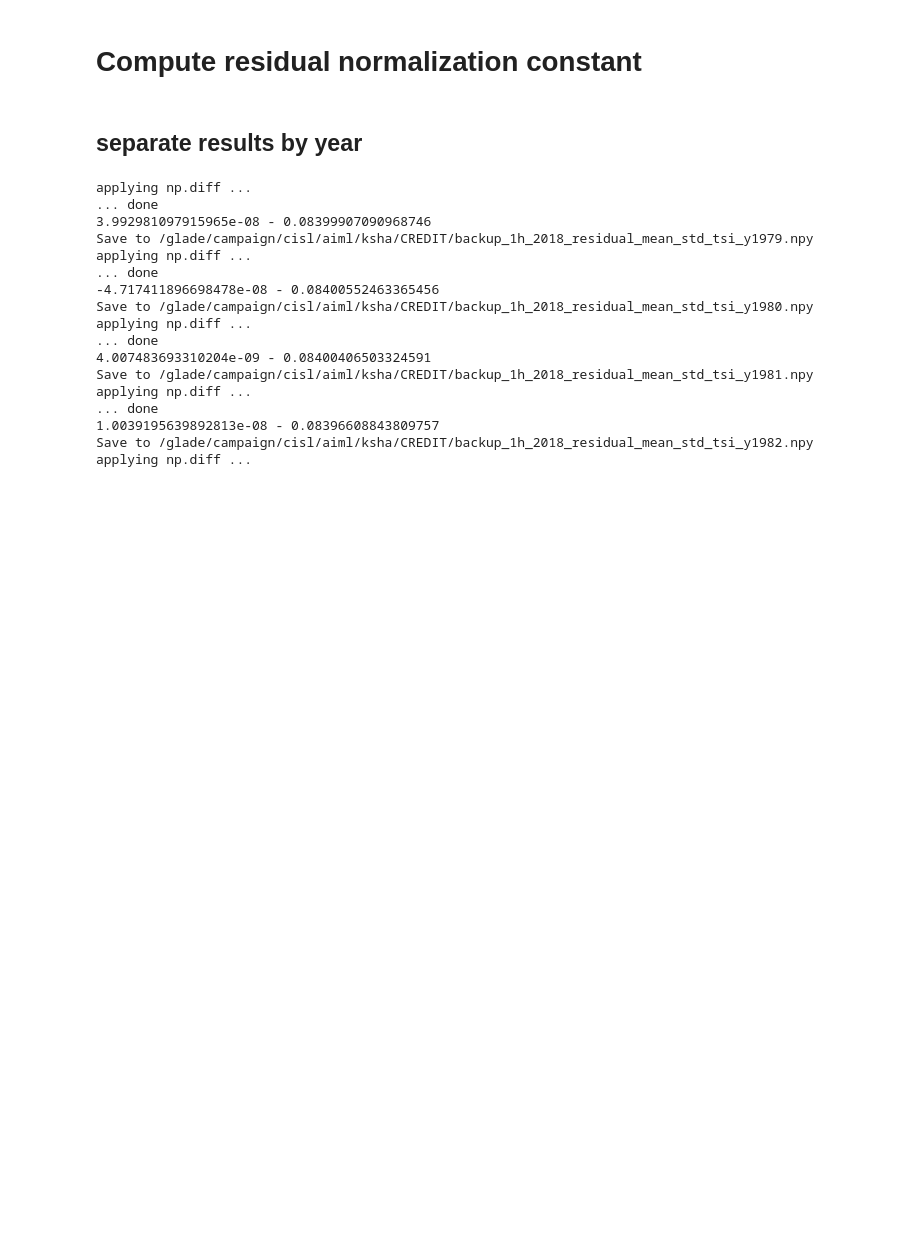
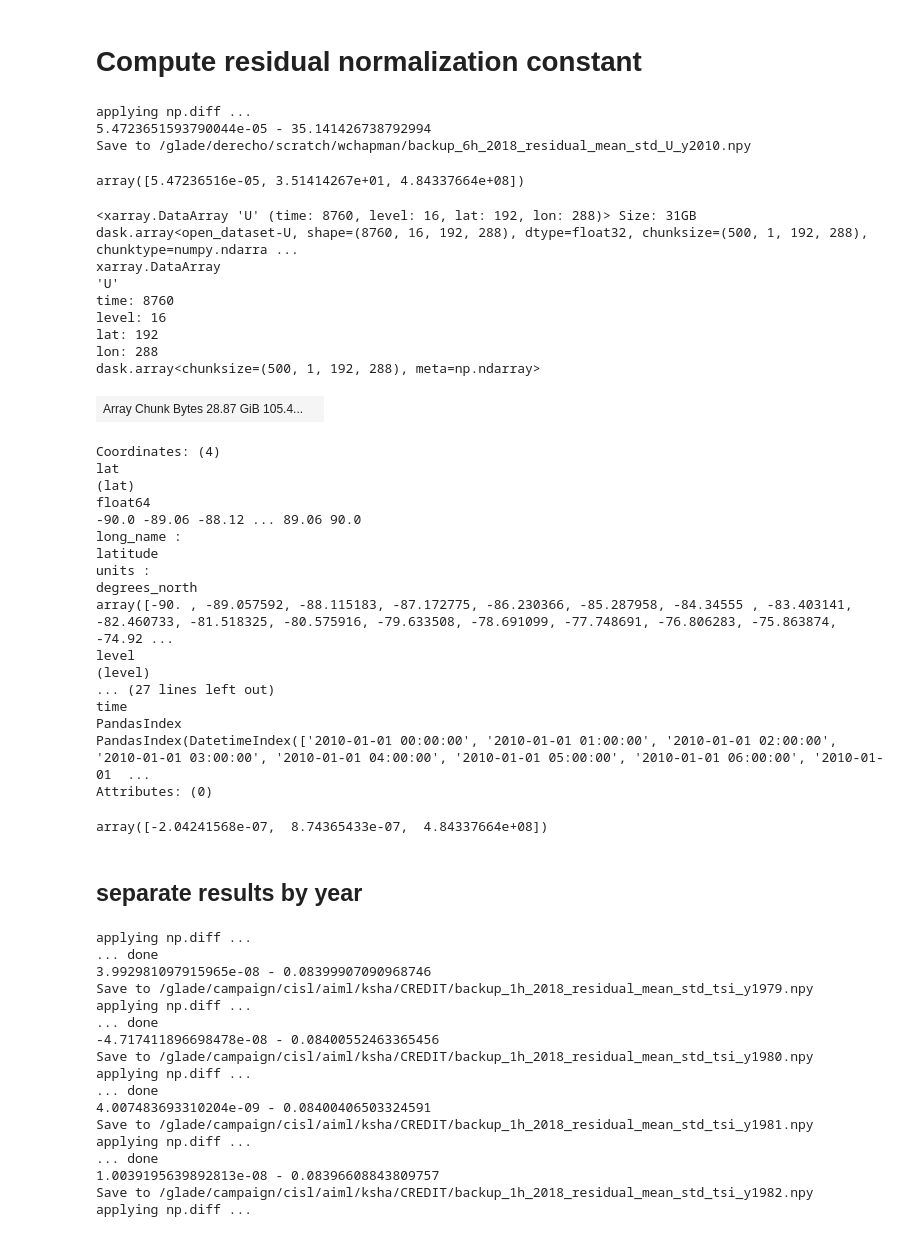
Before and after one commit to yingkaisha/credit-data, a Jupyter notebook: data_preprocessing/DEV02_residual_scaling.ipynb, the cells around one changed output. Drawn from its saved outputs; the diff is of its cells as text; code cells hidden in the pictures; blank space fills up the shorter version.

Commit message:
adding dask functionality for mean, std, residual scaling

```diff
--- a/data_preprocessing/DEV02_residual_scaling.ipynb
+++ b/data_preprocessing/DEV02_residual_scaling.ipynb
@@ -22,7 +22,49 @@ with open(config_name, 'r') as stream:
 varname = 'U'
 ind_level = 14
 # %%
-pu.residual_zscore_var(conf, varname, ind_level=ind_level)
+pu.residual_zscore_var_split_years(conf, 'U', year=2010)
+# %% [output]
+applying np.diff ...
+5.4723651593790044e-05 - 35.141426738792994
+Save to /glade/derecho/scratch/wchapman/backup_6h_2018_residual_mean_std_U_y2010.npy
+# %%
+np.load('/glade/derecho/scratch/wchapman/backup_6h_2018_residual_mean_std_U_y2010.npy')
+# %% [output]
+array([5.47236516e-05, 3.51414267e+01, 4.84337664e+08])
+# %%
+DS  = xr.open_zarr('/glade/derecho/scratch/wchapman/y_ONEdeg_2010-01-01_2010-12-31_staged.zarr')
+DS['U']
+# %% [output]
+<xarray.DataArray 'U' (time: 8760, level: 16, lat: 192, lon: 288)> Size: 31GB dask.array<open_dataset-U, shape=(8760, 16, 192, 288), dtype=float32, chunksize=(500, 1, 192, 288), chunktype=numpy.ndarra ...
+xarray.DataArray
+'U'
+time: 8760
+level: 16
+lat: 192
+lon: 288
+dask.array<chunksize=(500, 1, 192, 288), meta=np.ndarray>
+| Array Chunk Bytes 28.87 GiB 105.4... |  |
+Coordinates: (4)
+lat
+(lat)
+float64
+-90.0 -89.06 -88.12 ... 89.06 90.0
+long_name :
+latitude
+units :
+degrees_north
+array([-90. , -89.057592, -88.115183, -87.172775, -86.230366, -85.287958, -84.34555 , -83.403141, -82.460733, -81.518325, -80.575916, -79.633508, -78.691099, -77.748691, -76.806283, -75.863874, -74.92 ...
+level
+(level)
+... (27 lines left out)
+time
+PandasIndex
+PandasIndex(DatetimeIndex(['2010-01-01 00:00:00', '2010-01-01 01:00:00', '2010-01-01 02:00:00', '2010-01-01 03:00:00', '2010-01-01 04:00:00', '2010-01-01 05:00:00', '2010-01-01 06:00:00', '2010-01-01  ...
+Attributes: (0)
+# %%
+np.load('/glade/derecho/scratch/wchapman/backup_6h_2018_residual_mean_std_Z500_y2010.npy')
+# %% [output]
+array([-2.04241568e-07,  8.74365433e-07,  4.84337664e+08])
 # %%
 varname = 'U500'
 ind_level = None
```
Also changed, not shown: parts of 1 cell of this notebook, 3 other files.
